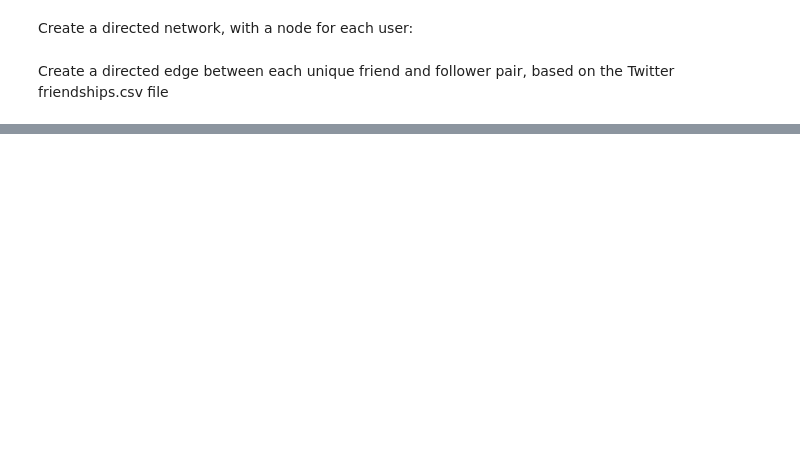
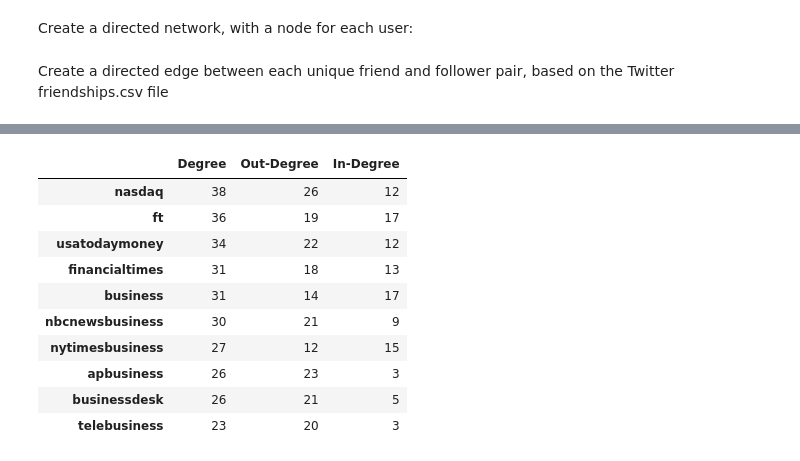
Before and after one commit to kbankowski/2022-11_data-academy, a Jupyter notebook: Level2/Group Projects/07_Network_Twitter/Project_Codes.ipynb, the cells around one changed output, grey strips where cells are left out. Cells and saved outputs as stored; diff of their text form; code cells hidden in the pictures; blank space fills up the shorter version.

```diff
--- a/Level2/Group Projects/07_Network_Twitter/Project_Codes.ipynb
+++ b/Level2/Group Projects/07_Network_Twitter/Project_Codes.ipynb
@@ -6,6 +6,9 @@ Firstly, import the required modules, including NetworkX:
 from pathlib import Path
 import pandas as pd
 import networkx as nx
+import matplotlib.pyplot as plt
+pd.set_option('display.precision', 3)
+from adjustText import adjust_text
 # %% [markdown]
 ## Data Loading
 We will load the friend/follower relations between pairs of list members from friendships.csv into a Pandas Data Frame.
@@ -92,0 +185,21 @@ Network has 33 nodes and 308 edges
+# %%
+# calculate out-degree and in-degree scores
+out_degrees = dict(g.out_degree())
+in_degrees = dict(g.in_degree())
+# add a column to our Data Frame
+df["Out-Degree"] = pd.Series(out_degrees)
+df["In-Degree"] = pd.Series(in_degrees)
+# see a part of the data frame
+df.sort_values(by="Degree", ascending=False).head(10)
+# %% [output]
+|  | Degree | Out-Degree | In-Degree |
+| nasdaq | 38 | 26 | 12 |
+| ft | 36 | 19 | 17 |
+| usatodaymoney | 34 | 22 | 12 |
+| financialtimes | 31 | 18 | 13 |
+| business | 31 | 14 | 17 |
+| nbcnewsbusiness | 30 | 21 | 9 |
+| nytimesbusiness | 27 | 12 | 15 |
+| apbusiness | 26 | 23 | 3 |
+| businessdesk | 26 | 21 | 5 |
+| telebusiness | 23 | 20 | 3 |
```
Also changed, not shown: parts of 20 cells of this notebook, 3 other files.
